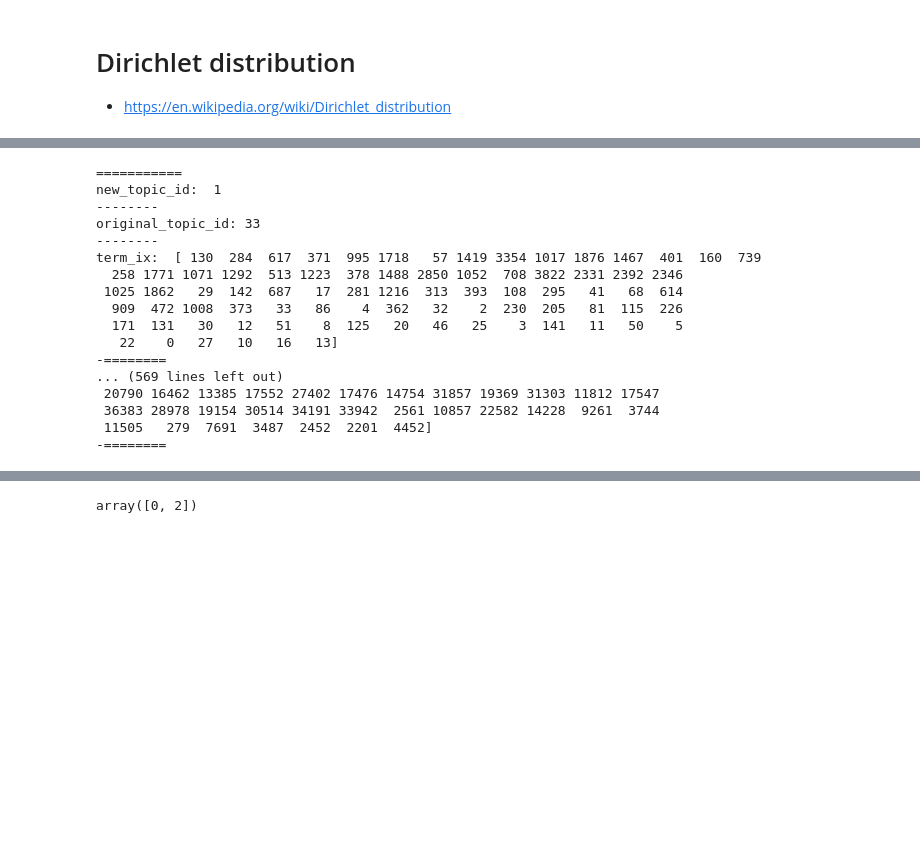
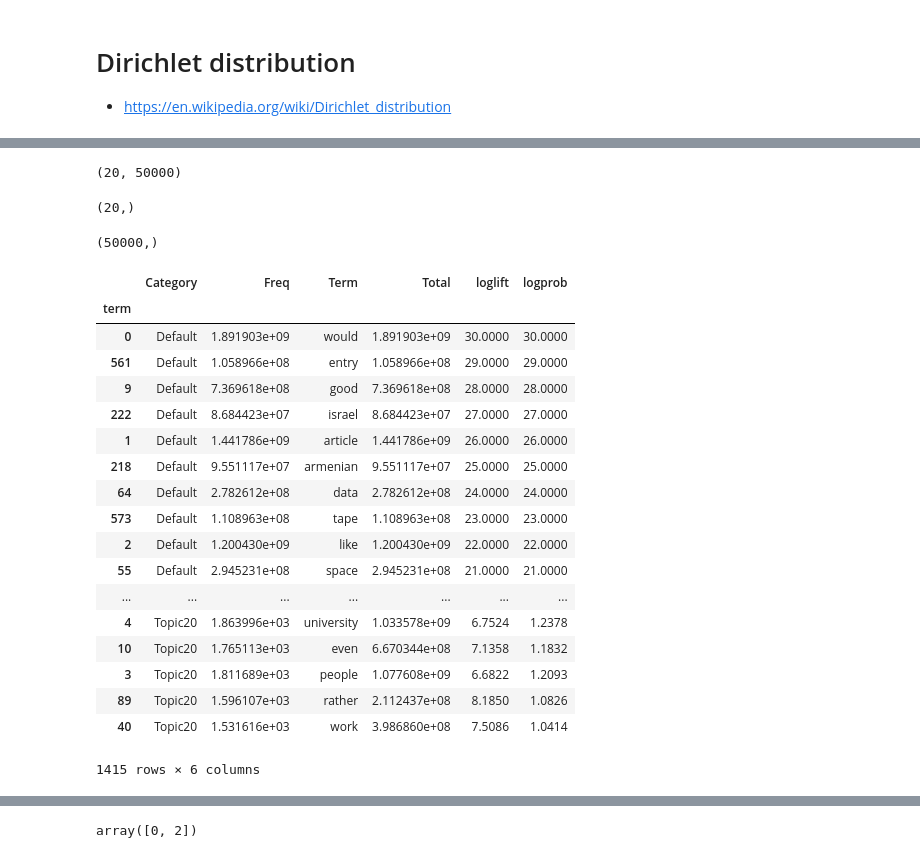
Before and after one commit to Mageswaran1989/scalaLDAvis, a Jupyter notebook: examples/python/pyLDAvis.ipynb, the cells around one changed output, grey strips where cells are left out. Saved outputs shown, nothing was run; the diff lists cells and outputs as text; code cells hidden in the pictures; blank space fills up the shorter version.

```diff
--- a/examples/python/pyLDAvis.ipynb
+++ b/examples/python/pyLDAvis.ipynb
@@ -171,3 +185,18 @@ def _find_relevance_chunks(log_ttd, log_lift, R, lambda_seq):
+# %%
+print(topic_term_dists.shape)
+# topic_term_dists
+# %% [output]
+(20, 50000)
+# %%
+print(topic_proportion.shape)
+# topic_proportion
+# %% [output]
+(20,)
+# %%
+print(term_proportion.shape)
+# term_proportion
+# %% [output]
+(50000,)
 # %%
 R=30
 lambda_step = 0.01
@@ -189,54 +218,58 @@ default_term_info  = pd.DataFrame({'saliency': saliency, 'Term': vocab, \
                                   'Category': 'Default'}). \
                                   sort_values(by='saliency', ascending=False)\
                                     .head(R).drop('saliency', 1)
 # Rounding Freq and Total to integer values to match LDAvis code:
 default_term_info['Freq'] = np.floor(default_term_info['Freq'])
 default_term_info['Total'] = np.floor(default_term_info['Total'])
 ranks = np.arange(R, 0, -1)
 default_term_info['logprob'] = default_term_info['loglift'] = ranks
 
 ## compute relevance and top terms for each topic
 log_lift = np.log(topic_term_dists / term_proportion)
 log_ttd = np.log(topic_term_dists)
+
 lambda_seq = np.arange(0, 1 + lambda_step, lambda_step)
 
 def topic_top_term_df(tup):
     new_topic_id, (original_topic_id, topic_terms) = tup
     term_ix = topic_terms.unique()
-    print('===========')
-    print('new_topic_id: ', new_topic_id)
-    print('--------')
-    print('original_topic_id:' , original_topic_id)
-    print('--------')
-    print('term_ix: ', term_ix)
-    print('-========')
+#     print('===========')
+#     print('new_topic_id: ', new_topic_id)
+#     print('--------')
+#     print('original_topic_id:' , original_topic_id)
+#     print('--------')
+#     print('term_ix: ', term_ix)
+#     print('-========')
 
     return pd.DataFrame({'Term': vocab[term_ix], \
                    'Freq': term_topic_freq.loc[original_topic_id, term_ix], \
                    'Total': term_frequency[term_ix], \
                    'logprob': log_ttd.loc[original_topic_id, term_ix].round(4), \
                    'loglift': log_lift.loc[original_topic_id, term_ix].round(4), \
                    'Category': 'Topic%d' % new_topic_id})
 
 top_terms = _find_relevance_chunks(log_ttd, log_lift, R, lambda_seq)
 
 topic_dfs = map(topic_top_term_df, enumerate(top_terms.T.iterrows(), 1))
 topic_info =  pd.concat([default_term_info] + list(topic_dfs))
+topic_info
 # %% [output]
+|  | Category | Freq | Term | Total | loglift | logprob |
+| term |  |  |  |  |  |  |
+| 0 | Default | 1.891903e+09 | would | 1.891903e+09 | 30.0000 | 30.0000 |
+| 561 | Default | 1.058966e+08 | entry | 1.058966e+08 | 29.0000 | 29.0000 |
+| 9 | Default | 7.369618e+08 | good | 7.369618e+08 | 28.0000 | 28.0000 |
+| 222 | Default | 8.684423e+07 | israel | 8.684423e+07 | 27.0000 | 27.0000 |
+| 1 | Default | 1.441786e+09 | article | 1.441786e+09 | 26.0000 | 26.0000 |
+| 218 | Default | 9.551117e+07 | armenian | 9.551117e+07 | 25.0000 | 25.0000 |
+| 64 | Default | 2.782612e+08 | data | 2.782612e+08 | 24.0000 | 24.0000 |
+| 573 | Default | 1.108963e+08 | tape | 1.108963e+08 | 23.0000 | 23.0000 |
+| 2 | Default | 1.200430e+09 | like | 1.200430e+09 | 22.0000 | 22.0000 |
+| 55 | Default | 2.945231e+08 | space | 2.945231e+08 | 21.0000 | 21.0000 |
+| ... | ... | ... | ... | ... | ... | ... |
+| 4 | Topic20 | 1.863996e+03 | university | 1.033578e+09 | 6.7524 | 1.2378 |
+| 10 | Topic20 | 1.765113e+03 | even | 6.670344e+08 | 7.1358 | 1.1832 |
+| 3 | Topic20 | 1.811689e+03 | people | 1.077608e+09 | 6.6822 | 1.2093 |
+| 89 | Topic20 | 1.596107e+03 | rather | 2.112437e+08 | 8.1850 | 1.0826 |
+| 40 | Topic20 | 1.531616e+03 | work | 3.986860e+08 | 7.5086 | 1.0414 |
-===========
-new_topic_id:  1
---------
-original_topic_id: 33
---------
-term_ix:  [ 130  284  617  371  995 1718   57 1419 3354 1017 1876 1467  401  160  739
-  258 1771 1071 1292  513 1223  378 1488 2850 1052  708 3822 2331 2392 2346
- 1025 1862   29  142  687   17  281 1216  313  393  108  295   41   68  614
-  909  472 1008  373   33   86    4  362   32    2  230  205   81  115  226
-  171  131   30   12   51    8  125   20   46   25    3  141   11   50    5
-   22    0   27   10   16   13]
--========
-... (569 lines left out)
- 20790 16462 13385 17552 27402 17476 14754 31857 19369 31303 11812 17547
- 36383 28978 19154 30514 34191 33942  2561 10857 22582 14228  9261  3744
- 11505   279  7691  3487  2452  2201  4452]
--========
+1415 rows × 6 columns
```
Also changed, not shown: parts of 44 cells of this notebook, 28 other files.
